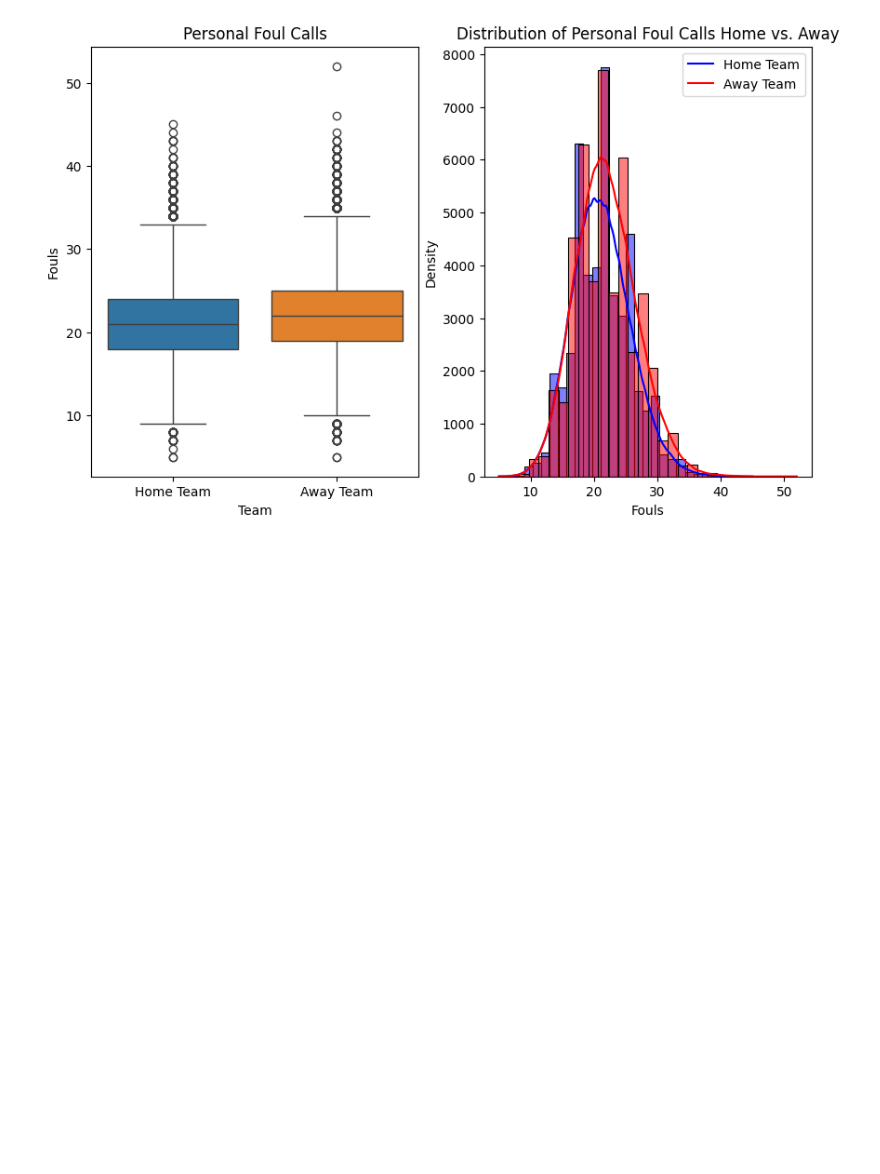
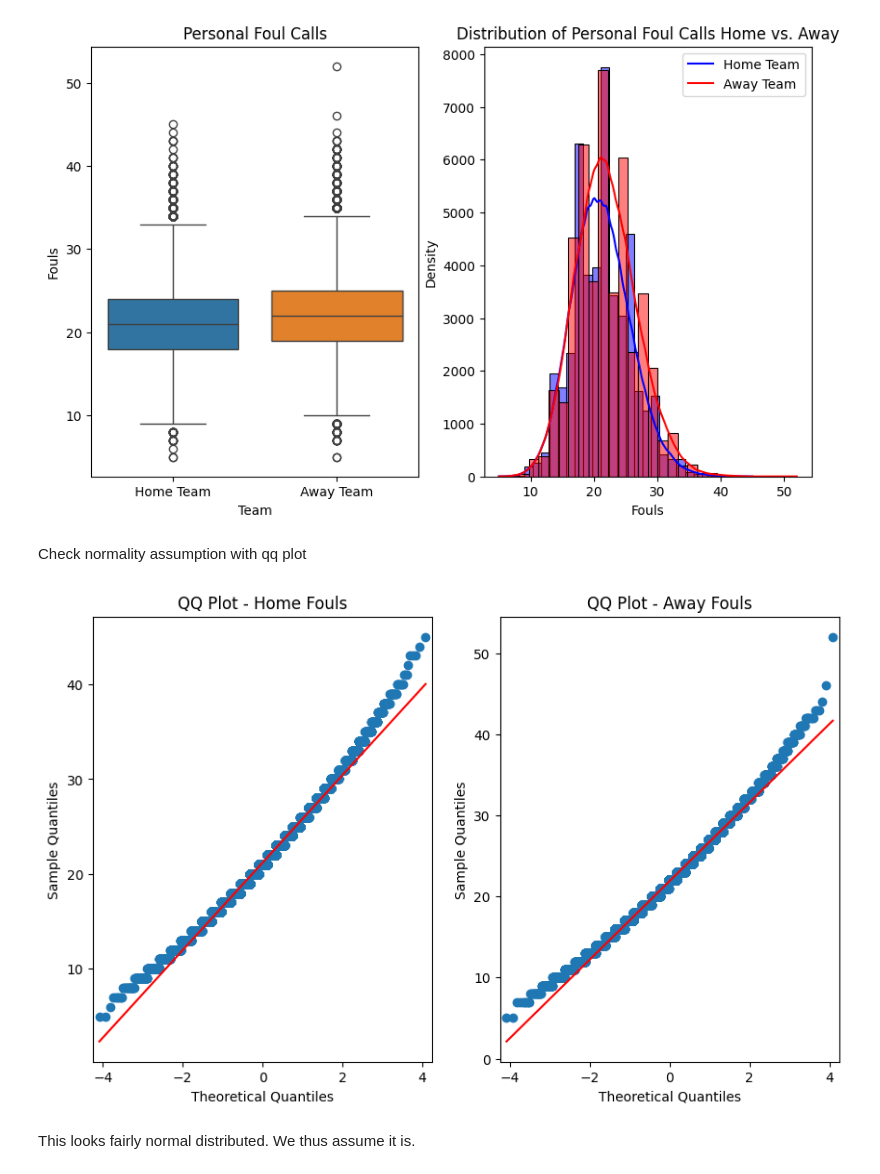
Before and after one commit to 5v3nn/uzh-esc403-data-science-project-nba, a Jupyter notebook: home_court_advantage.ipynb, the cells around one changed output. Drawn from its saved outputs; the diff is of its cells as text; code cells hidden in the pictures; blank space fills up the shorter version.

Commit message:
check normality assumption

```diff
--- a/home_court_advantage.ipynb
+++ b/home_court_advantage.ipynb
@@ -355,3 +355,26 @@ axs[1].legend(["Home Team", "Away Team"])
 # %% [output]
 <matplotlib.legend.Legend at 0x...>
 [figure]
+# %% [markdown]
+Check normality assumption with qq plot
+# %%
+from statsmodels.graphics.gofplots import qqplot
+
+def fouls_qqplot(home_df, away_df):
+    fig, axs = plt.subplots(1, 2, figsize=(10, 6))
+
+    # qq plot for home games
+    qqplot(home_df, line="s", ax=axs[0])
+    axs[0].set_title("QQ Plot - Home Fouls")
+
+    # qq plot for away games
+    qqplot(away_df, line="s", ax=axs[1])
+    axs[1].set_title("QQ Plot - Away Fouls")
+
+    plt.show()
+
+fouls_qqplot(home_fouls_df, away_fouls_df)
+# %% [output]
+[figure, added]
+# %% [markdown]
+This looks fairly normal distributed. We thus assume it is.
```
